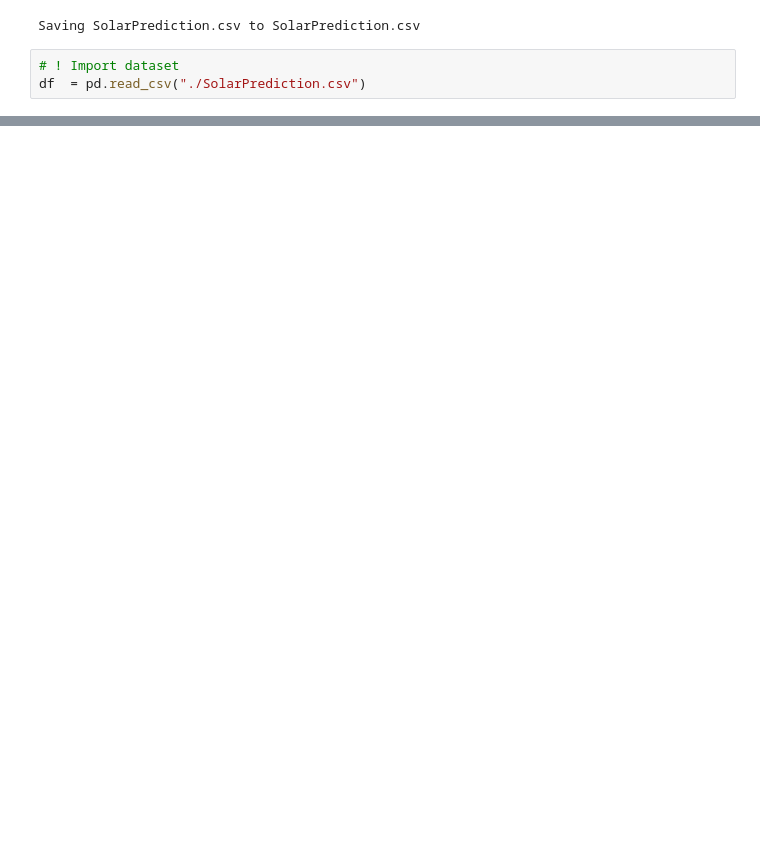
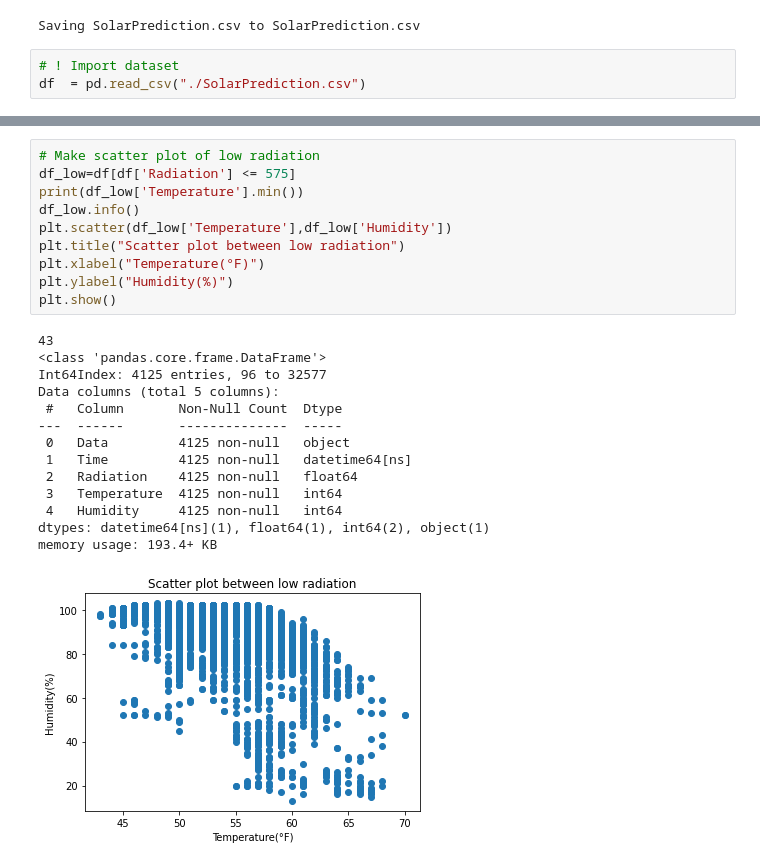
Before and after one commit to DiFve/Solar-radiation-data-analysis, a Jupyter notebook: Prob_Stat.ipynb, the cells around one changed output, grey strips where cells are left out. Saved outputs shown, nothing was run; the diff lists cells and outputs as text; blank space fills up the shorter version.

```diff
--- a/Prob_Stat.ipynb
+++ b/Prob_Stat.ipynb
@@ -392,0 +215,25 @@ plt.legend()
+# %%
+# Make scatter plot of low radiation
+df_low=df[df['Radiation'] <= 575]
+print(df_low['Temperature'].min())
+df_low.info()
+plt.scatter(df_low['Temperature'],df_low['Humidity'])
+plt.title("Scatter plot between low radiation")
+plt.xlabel("Temperature(°F)")
+plt.ylabel("Humidity(%)")
+plt.show()
+# %% [output]
+43
+<class 'pandas.core.frame.DataFrame'>
+Int64Index: 4125 entries, 96 to 32577
+Data columns (total 5 columns):
+ #   Column       Non-Null Count  Dtype
+---  ------       --------------  -----
+ 0   Data         4125 non-null   object
+ 1   Time         4125 non-null   datetime64[ns]
+ 2   Radiation    4125 non-null   float64
+ 3   Temperature  4125 non-null   int64
+ 4   Humidity     4125 non-null   int64
+dtypes: datetime64[ns](1), float64(1), int64(2), object(1)
+memory usage: 193.4+ KB
+[figure, added]
```
Also changed, not shown: parts of 72 cells of this notebook.
